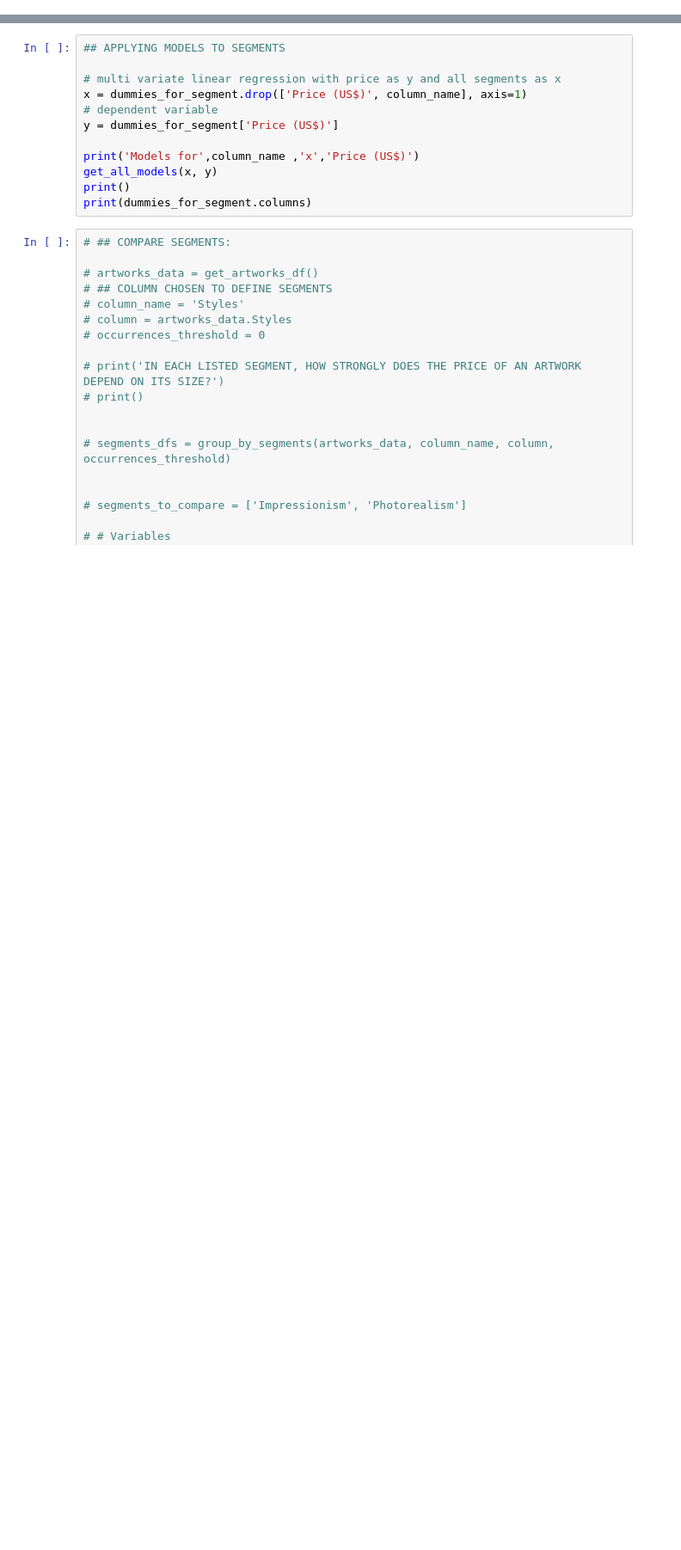
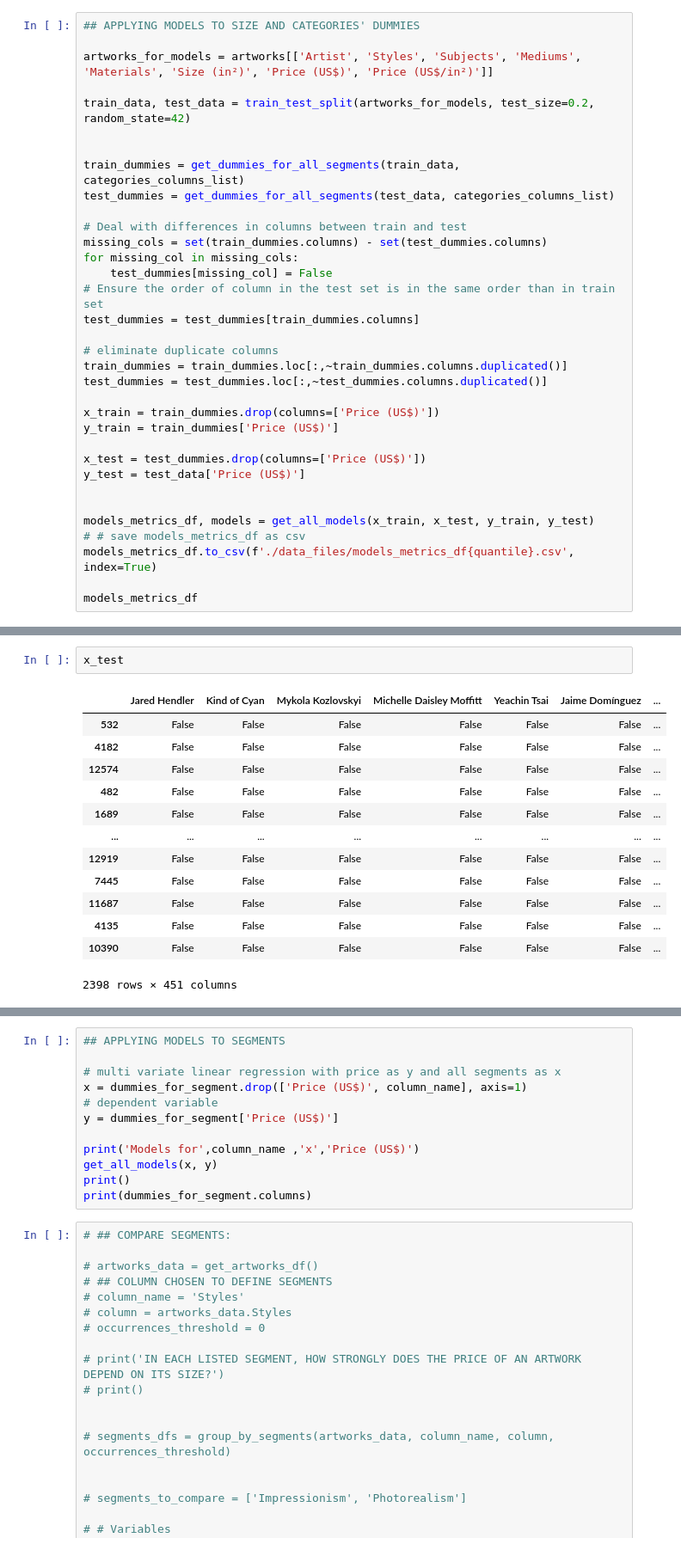
Before and after one commit to cryptogazzetta/Arte, a Jupyter notebook: analysis/saatchi_explore_artworks.ipynb, the cells around one changed output, grey strips where cells are left out. Shown at 86% size. Saved outputs shown, nothing was run; the diff lists cells and outputs as text; blank space fills up the shorter version.

```diff
--- a/analysis/saatchi_explore_artworks.ipynb
+++ b/analysis/saatchi_explore_artworks.ipynb
@@ -625,0 +477,34 @@ for column_name in columns_names:
+# %%
+## APPLYING MODELS TO SIZE AND CATEGORIES' DUMMIES
+
+artworks_for_models = artworks[['Artist', 'Styles', 'Subjects', 'Mediums', 'Materials', 'Size (in²)', 'Price (US$)', 'Price (US$/in²)']]
+
+train_data, test_data = train_test_split(artworks_for_models, test_size=0.2, random_state=42)
+
+
+train_dummies = get_dummies_for_all_segments(train_data, categories_columns_list)
+test_dummies = get_dummies_for_all_segments(test_data, categories_columns_list)
+
+# Deal with differences in columns between train and test
+missing_cols = set(train_dummies.columns) - set(test_dummies.columns)
+for missing_col in missing_cols:
+    test_dummies[missing_col] = False
+# Ensure the order of column in the test set is in the same order than in train set
+test_dummies = test_dummies[train_dummies.columns]
+
+# eliminate duplicate columns
+train_dummies = train_dummies.loc[:,~train_dummies.columns.duplicated()]
+test_dummies = test_dummies.loc[:,~test_dummies.columns.duplicated()]
+
+x_train = train_dummies.drop(columns=['Price (US$)'])
+y_train = train_dummies['Price (US$)']
+
+x_test = test_dummies.drop(columns=['Price (US$)'])
+y_test = test_data['Price (US$)']
+
+
+models_metrics_df, models = get_all_models(x_train, x_test, y_train, y_test)
+# # save models_metrics_df as csv
+models_metrics_df.to_csv(f'./data_files/models_metrics_df{quantile}.csv', index=True)
+
+models_metrics_df
@@ -625,0 +589,16 @@ for column_name in columns_names:
+# %%
+x_test
+# %% [output]
+|  | Jared Hendler | Kind of Cyan | Mykola Kozlovskyi | Michelle Daisley Moffitt | Yeachin Tsai | Jaime Domínguez | ... |
+| 532 | False | False | False | False | False | False | ... |
+| 4182 | False | False | False | False | False | False | ... |
+| 12574 | False | False | False | False | False | False | ... |
+| 482 | False | False | False | False | False | False | ... |
+| 1689 | False | False | False | False | False | False | ... |
+| ... | ... | ... | ... | ... | ... | ... | ... |
+| 12919 | False | False | False | False | False | False | ... |
+| 7445 | False | False | False | False | False | False | ... |
+| 11687 | False | False | False | False | False | False | ... |
+| 4135 | False | False | False | False | False | False | ... |
+| 10390 | False | False | False | False | False | False | ... |
+2398 rows × 451 columns
```
Also changed, not shown: parts of 36 cells of this notebook, 7 other files.
